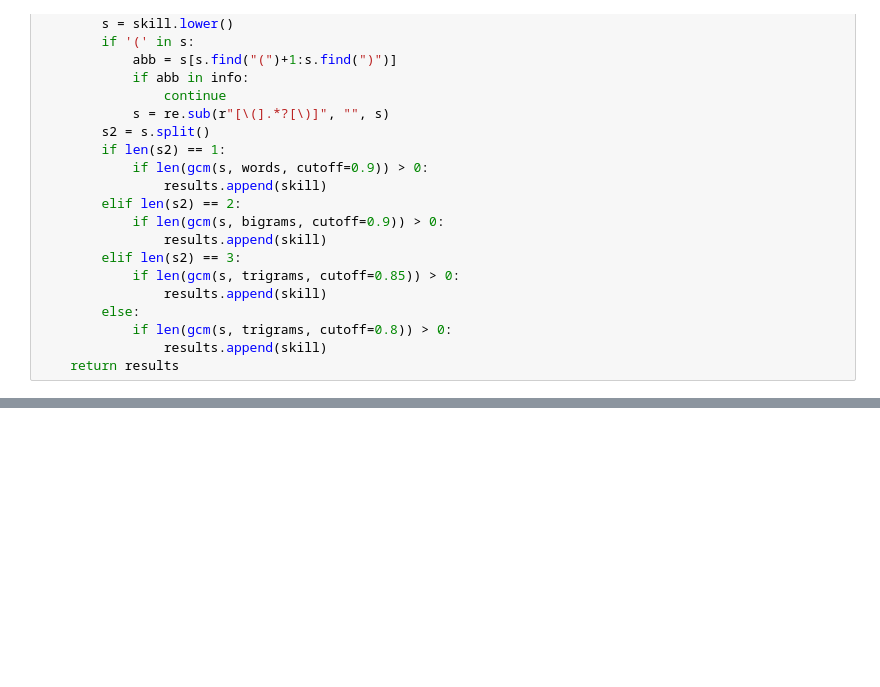
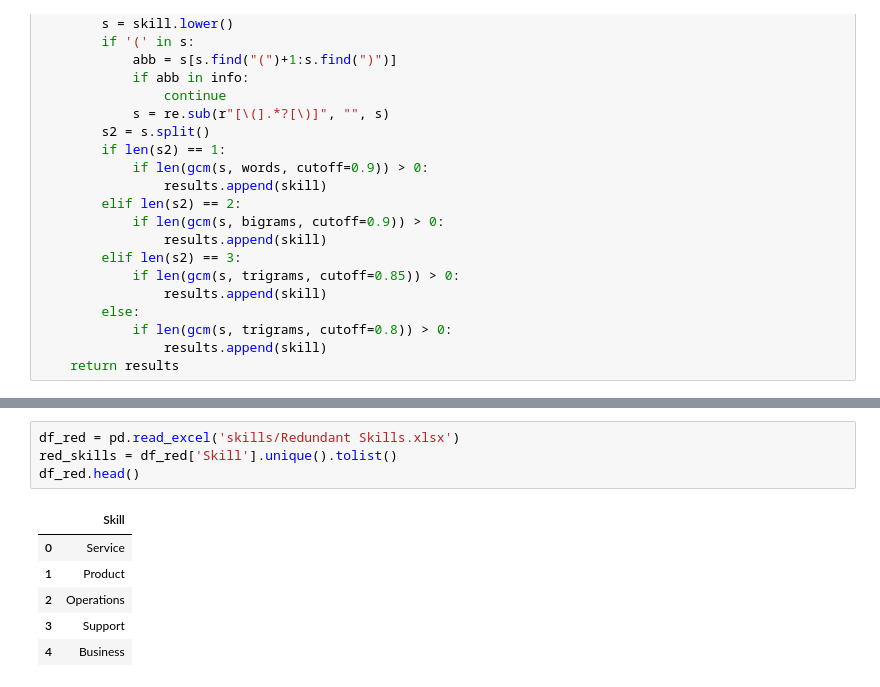
Before and after one commit to binxuankong/skills-ontology-project, a Jupyter notebook: Skill Extraction.ipynb, the cells around one changed output, grey strips where cells are left out. Drawn from its saved outputs; the diff is of its cells as text; blank space fills up the shorter version.

```diff
--- a/Skill Extraction.ipynb
+++ b/Skill Extraction.ipynb
@@ -227,0 +279,11 @@ df3.head()
+# %%
+df_red = pd.read_excel('skills/Redundant Skills.xlsx')
+red_skills = df_red['Skill'].unique().tolist()
+df_red.head()
+# %% [output]
+|  | Skill |
+| 0 | Service |
+| 1 | Product |
+| 2 | Operations |
+| 3 | Support |
+| 4 | Business |
```
Also changed, not shown: parts of 16 cells of this notebook, 1 other file.
